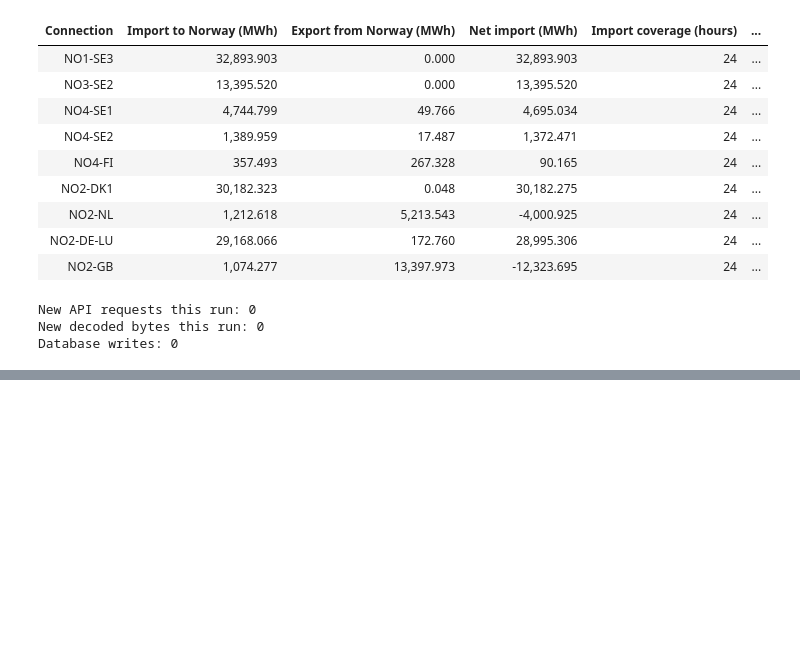
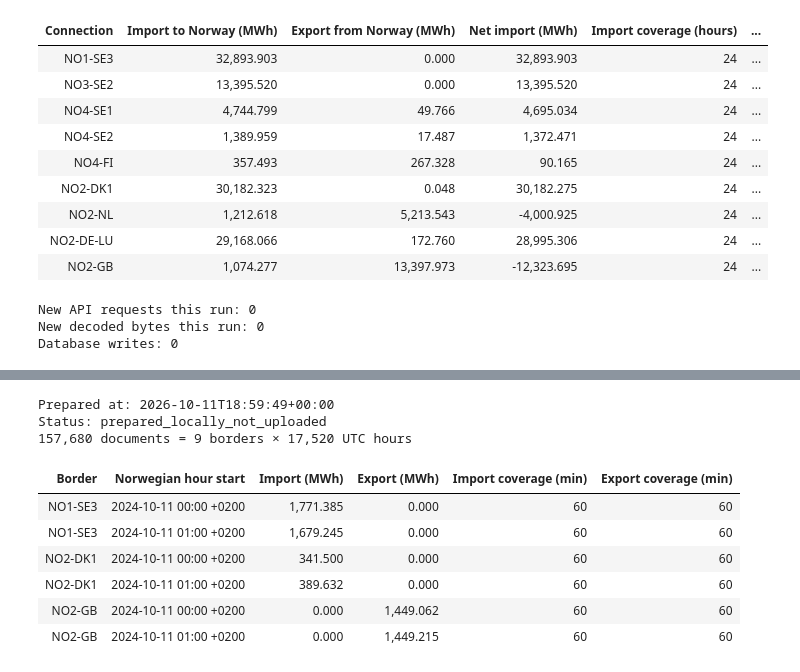
Before and after one commit to G0KU-DOTCOM/Streamlit_dashboard, a Jupyter notebook: notebooks/prosjekt_part2.ipynb, the cells around one changed output, grey strips where cells are left out. Cells and saved outputs as stored; diff of their text form; code cells hidden in the pictures; blank space fills up the shorter version.

```diff
--- a/notebooks/prosjekt_part2.ipynb
+++ b/notebooks/prosjekt_part2.ipynb
@@ -1940,0 +2167,33 @@ January plot in section 7 remain the figures for the selected 2025 connection.
+# %%
+from pathlib import Path
+import json
+import pandas as pd
+from IPython.display import display
+
+hourly_root = Path.cwd()
+if hourly_root.name == "notebooks":
+    hourly_root = hourly_root.parent
+hourly_report = json.loads((hourly_root / "no_sync/entsoe_hourly_report.json").read_text())
+print("Prepared at:", hourly_report["created_at_utc"])
+print("Status:", hourly_report["status"])
+print(f"{hourly_report['documents']:,} documents = 9 borders × 17,520 UTC hours")
+examples = pd.DataFrame(hourly_report["sample_documents"])
+examples["Norwegian hour start"] = pd.to_datetime(examples["time_utc"], utc=True).dt.tz_convert("Europe/Oslo").dt.strftime("%Y-%m-%d %H:%M %z")
+examples = examples.rename(columns={"connection":"Border", "import_mwh":"Import (MWh)",
+    "export_mwh":"Export (MWh)", "import_coverage_minutes":"Import coverage (min)",
+    "export_coverage_minutes":"Export coverage (min)"})
+display(examples[["Border", "Norwegian hour start", "Import (MWh)", "Export (MWh)",
+    "Import coverage (min)", "Export coverage (min)"]].style.format({
+    "Import (MWh)":"{:,.3f}", "Export (MWh)":"{:,.3f}",
+    "Import coverage (min)":"{:.0f}", "Export coverage (min)":"{:.0f}"}).hide(axis="index"))
+# %% [output]
+Prepared at: 2026-10-11T18:59:49+00:00
+Status: prepared_locally_not_uploaded
+157,680 documents = 9 borders × 17,520 UTC hours
+| Border | Norwegian hour start | Import (MWh) | Export (MWh) | Import coverage (min) | Export coverage (min) |
+| NO1-SE3 | 2024-10-11 00:00 +0200 | 1,771.385 | 0.000 | 60 | 60 |
+| NO1-SE3 | 2024-10-11 01:00 +0200 | 1,679.245 | 0.000 | 60 | 60 |
+| NO2-DK1 | 2024-10-11 00:00 +0200 | 341.500 | 0.000 | 60 | 60 |
+| NO2-DK1 | 2024-10-11 01:00 +0200 | 389.632 | 0.000 | 60 | 60 |
+| NO2-GB | 2024-10-11 00:00 +0200 | 0.000 | 1,449.062 | 60 | 60 |
+| NO2-GB | 2024-10-11 01:00 +0200 | 0.000 | 1,449.215 | 60 | 60 |
```
Also changed, not shown: parts of 18 cells of this notebook, 10 other files.
